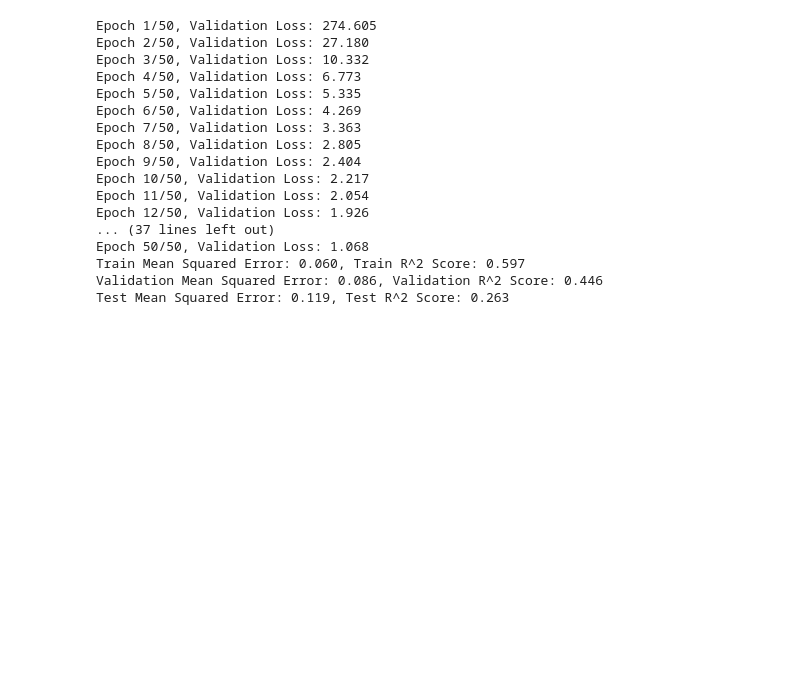
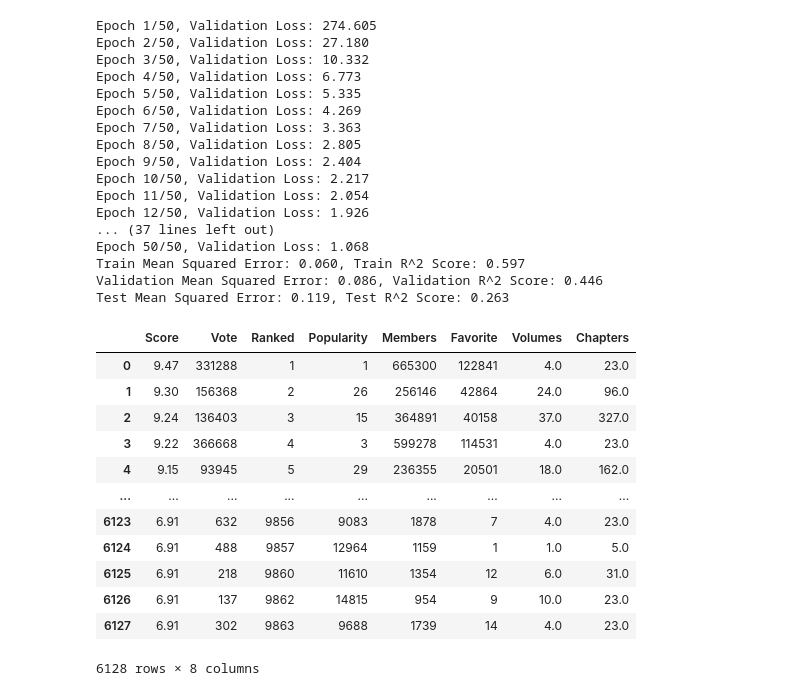
Before and after one commit to duongtruongbinh/IntroDS_FinalProject, a Jupyter notebook: src/Data_Modelling.ipynb, the cells around one changed output. Cells and saved outputs as stored; diff of their text form; code cells hidden in the pictures; blank space fills up the shorter version.

```diff
--- a/src/Data_Modelling.ipynb
+++ b/src/Data_Modelling.ipynb
@@ -230,3 +230,21 @@ Epoch 50/50, Validation Loss: 1.068
 Train Mean Squared Error: 0.060, Train R^2 Score: 0.597
 Validation Mean Squared Error: 0.086, Validation R^2 Score: 0.446
 Test Mean Squared Error: 0.119, Test R^2 Score: 0.263
+# %%
+manga_df= pd.read_csv('../data/processed_comic.csv')
+test_manga_df = manga_df.iloc[:,1:9]
+test_manga_df
+# %% [output]
+|  | Score | Vote | Ranked | Popularity | Members | Favorite | Volumes | Chapters |
+| 0 | 9.47 | 331288 | 1 | 1 | 665300 | 122841 | 4.0 | 23.0 |
+| 1 | 9.30 | 156368 | 2 | 26 | 256146 | 42864 | 24.0 | 96.0 |
+| 2 | 9.24 | 136403 | 3 | 15 | 364891 | 40158 | 37.0 | 327.0 |
+| 3 | 9.22 | 366668 | 4 | 3 | 599278 | 114531 | 4.0 | 23.0 |
+| 4 | 9.15 | 93945 | 5 | 29 | 236355 | 20501 | 18.0 | 162.0 |
+| ... | ... | ... | ... | ... | ... | ... | ... | ... |
+| 6123 | 6.91 | 632 | 9856 | 9083 | 1878 | 7 | 4.0 | 23.0 |
+| 6124 | 6.91 | 488 | 9857 | 12964 | 1159 | 1 | 1.0 | 5.0 |
+| 6125 | 6.91 | 218 | 9860 | 11610 | 1354 | 12 | 6.0 | 31.0 |
+| 6126 | 6.91 | 137 | 9862 | 14815 | 954 | 9 | 10.0 | 23.0 |
+| 6127 | 6.91 | 302 | 9863 | 9688 | 1739 | 14 | 4.0 | 23.0 |
+6128 rows × 8 columns
```
Also changed, not shown: parts of 3 cells of this notebook, 1 other file.
